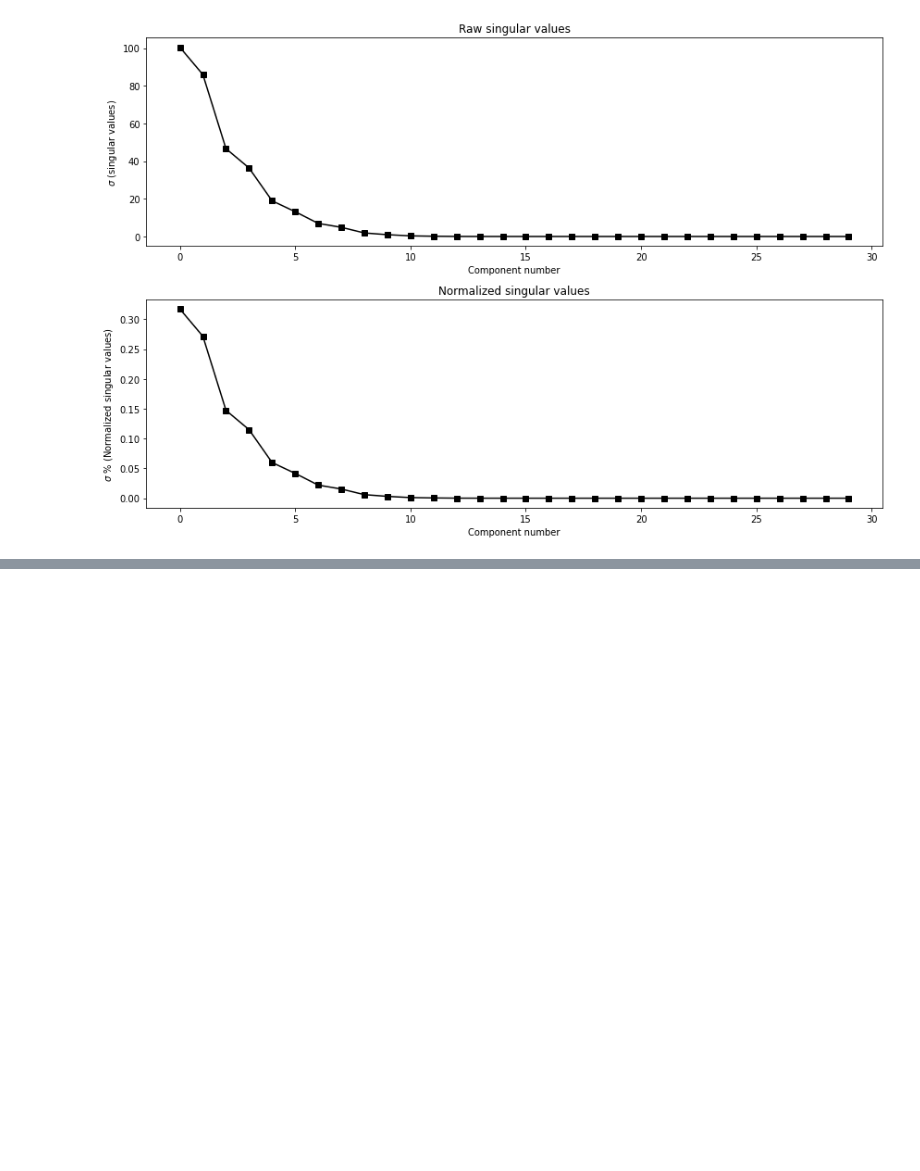
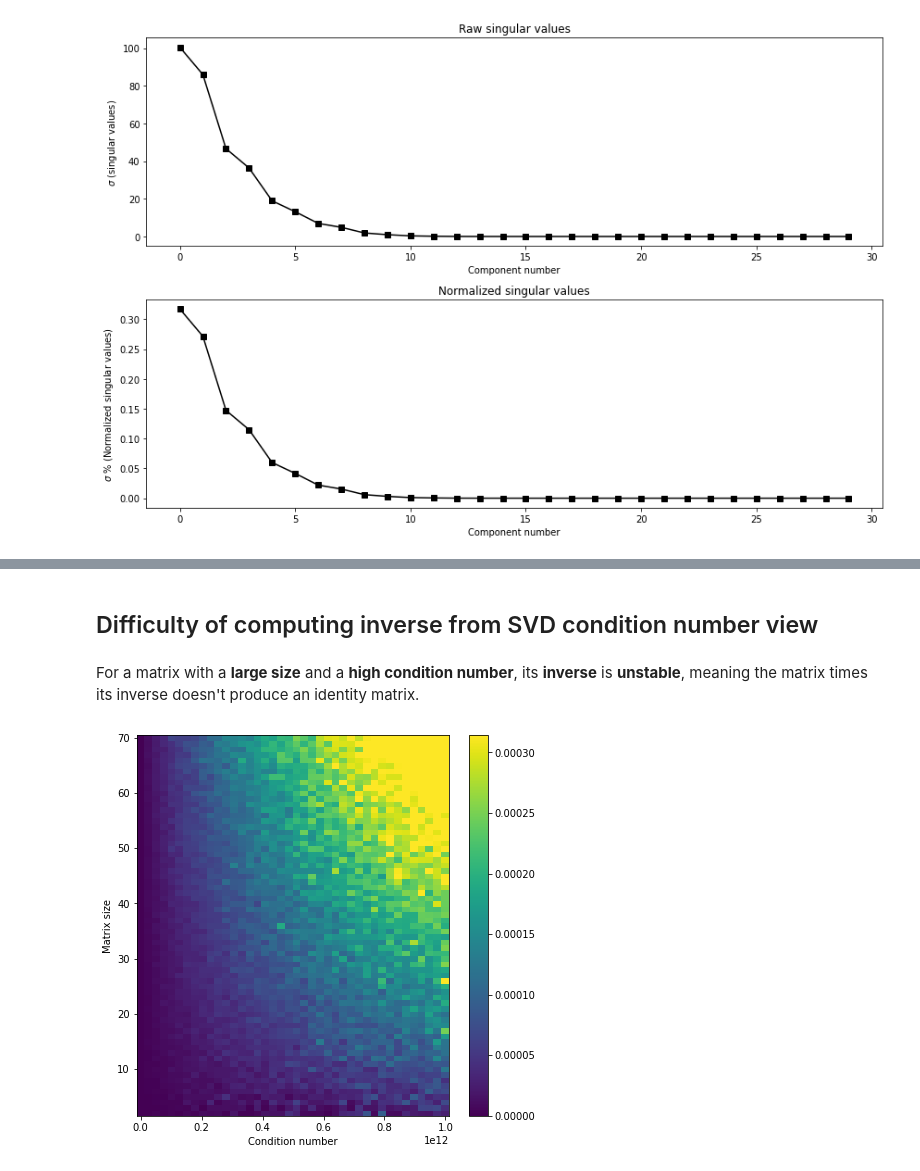
Before and after one commit to yukikitayama/machine-learning, a Jupyter notebook: math/singular_value_decomposition.ipynb, the cells around one changed output, grey strips where cells are left out. Saved outputs shown, nothing was run; the diff lists cells and outputs as text; code cells hidden in the pictures; blank space fills up the shorter version.

```diff
--- a/math/singular_value_decomposition.ipynb
+++ b/math/singular_value_decomposition.ipynb
@@ -764,0 +1272,49 @@ plt.show()
+# %% [markdown]
+## Difficulty of computing inverse from SVD condition number view
+# %% [markdown]
+For a matrix with a **large size** and a **high condition number**, its **inverse** is **unstable**, meaning the matrix times its inverse doesn't produce an identity matrix.
+# %%
+np.random.seed(5)
+
+# Matrix size range: From 2 to 70
+matrix_sizes = np.arange(2, 71)
+
+# Condition number range: 40 numbers from 10 to 1e12
+condition_numbers = np.linspace(10, 1e12, 40)
+
+# Store the difference between computed identity matrix and correct identity matrix
+inv_diffs = np.zeros((len(matrix_sizes), len(condition_numbers)))
+
+# Compute inverse in the range
+for row, curr_size in enumerate(matrix_sizes):
+    for col, curr_condition_number in enumerate(condition_numbers):
+
+        # Create A by SVD with a specified size and condition number
+        U = np.linalg.qr(np.random.randn(curr_size, curr_size))[0]
+        V = np.linalg.qr(np.random.randn(curr_size, curr_size))[0]
+        S = np.diag(np.linspace(curr_condition_number, 1, curr_size))
+        A = U @ S @ V.T
+
+        # Compute difference from identity matrix
+        I = A @ np.linalg.inv(A)
+
+        if row == 0 and col == 0:
+            most_correct_i = I
+        if row == len(matrix_sizes) - 1 and col == len(condition_numbers) - 1:
+            least_correct_i = I
+
+        I_diff = np.abs(I - np.eye(curr_size))
+
+        # Store the 2 norm
+        inv_diffs[row][col] = np.linalg.norm(I_diff)
+
+# Visualize
+fig = plt.figure(figsize=(7, 7))
+plt.pcolor(condition_numbers, matrix_sizes, inv_diffs, vmax=np.max(inv_diffs) * 0.6)
+plt.xlabel('Condition number')
+plt.ylabel('Matrix size')
+plt.colorbar()
+
+plt.show()
+# %% [output]
+[figure, added]
```
Also changed, not shown: parts of 19 cells of this notebook.
